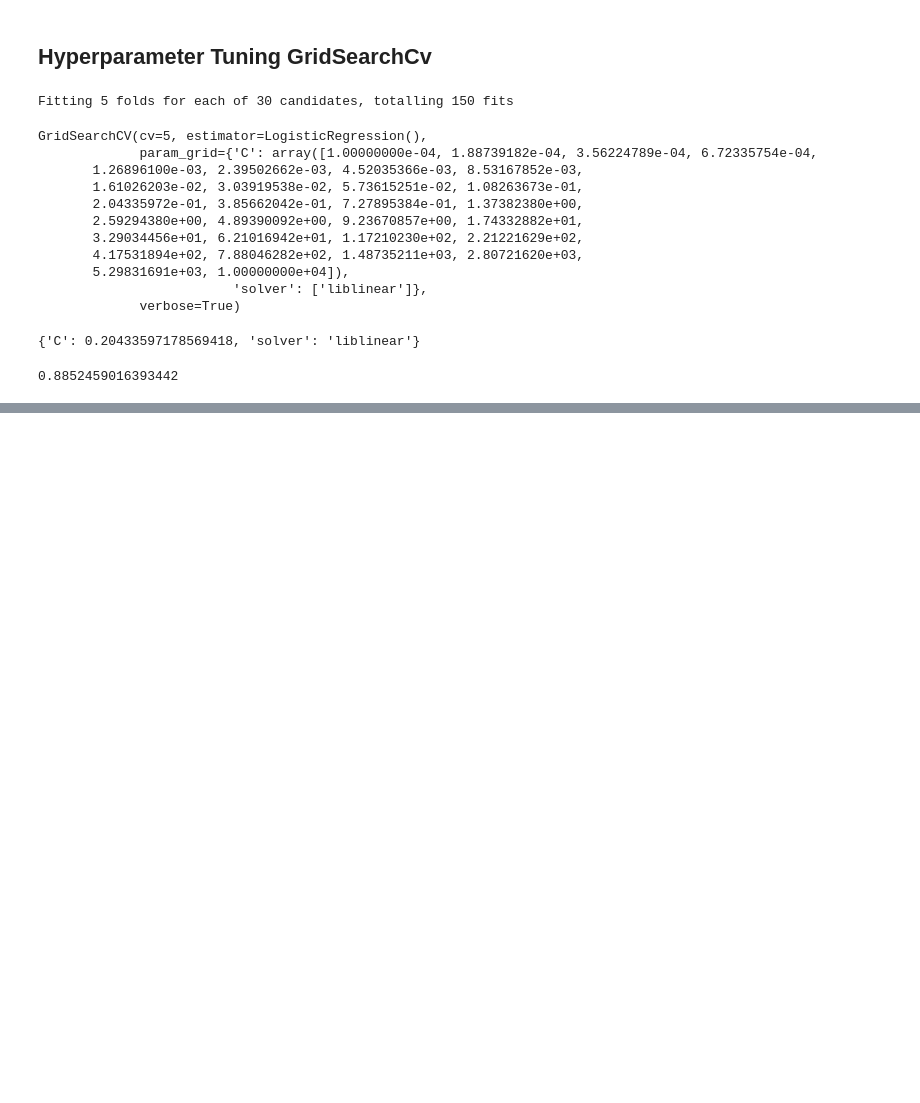
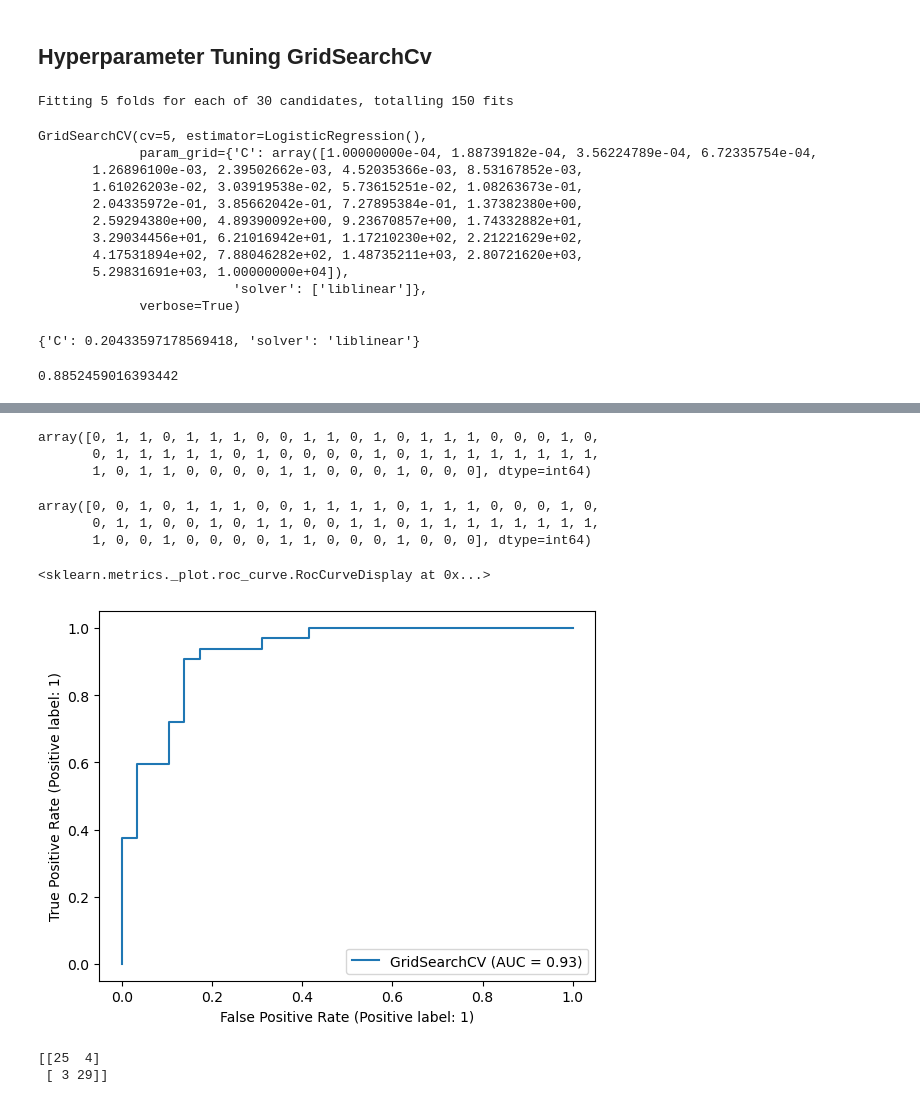
Before and after one commit to yair489/heart_disease_ML, a Jupyter notebook: heart_disease_classification.ipynb, the cells around one changed output, grey strips where cells are left out. Drawn from its saved outputs; the diff is of its cells as text; code cells hidden in the pictures; blank space fills up the shorter version.

```diff
--- a/heart_disease_classification.ipynb
+++ b/heart_disease_classification.ipynb
@@ -678,0 +691,29 @@ gs_log_reg.score(X_test , y_test)
+# %%
+y_preds
+# %% [output]
+array([0, 1, 1, 0, 1, 1, 1, 0, 0, 1, 1, 0, 1, 0, 1, 1, 1, 0, 0, 0, 1, 0,
+       0, 1, 1, 1, 1, 1, 0, 1, 0, 0, 0, 0, 1, 0, 1, 1, 1, 1, 1, 1, 1, 1,
+       1, 0, 1, 1, 0, 0, 0, 0, 1, 1, 0, 0, 0, 1, 0, 0, 0], dtype=int64)
+# %%
+np.array(y_test)
+# %% [output]
+array([0, 0, 1, 0, 1, 1, 1, 0, 0, 1, 1, 1, 1, 0, 1, 1, 1, 0, 0, 0, 1, 0,
+       0, 1, 1, 0, 0, 1, 0, 1, 1, 0, 0, 1, 1, 0, 1, 1, 1, 1, 1, 1, 1, 1,
+       1, 0, 0, 1, 0, 0, 0, 0, 1, 1, 0, 0, 0, 1, 0, 0, 0], dtype=int64)
+# %%
+# import ROc curve from sklearn.matrix model
+# plot ROc curve and calculate AUC matrix
+
+from sklearn.metrics import RocCurveDisplay
+
+# Assuming gs_log_reg is a trained model
+RocCurveDisplay.from_estimator(gs_log_reg, X_test, y_test)
+# %% [output]
+<sklearn.metrics._plot.roc_curve.RocCurveDisplay at 0x...>
+[figure, added]
+# %%
+# Confusion matrix
+print(confusion_matrix(y_test , y_preds))
+# %% [output]
+[[25  4]
+ [ 3 29]]
```
Also changed, not shown: parts of 23 cells of this notebook.
